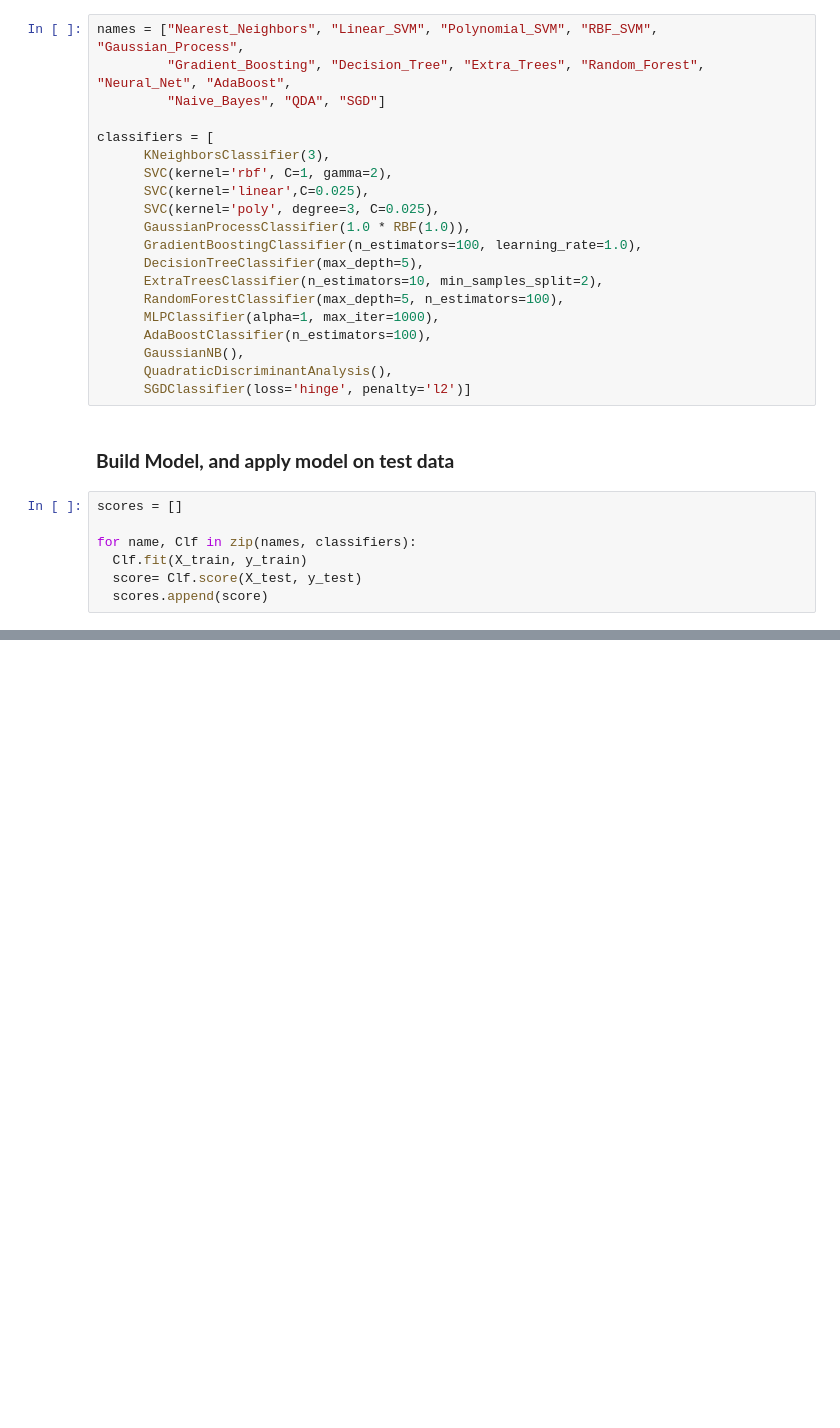
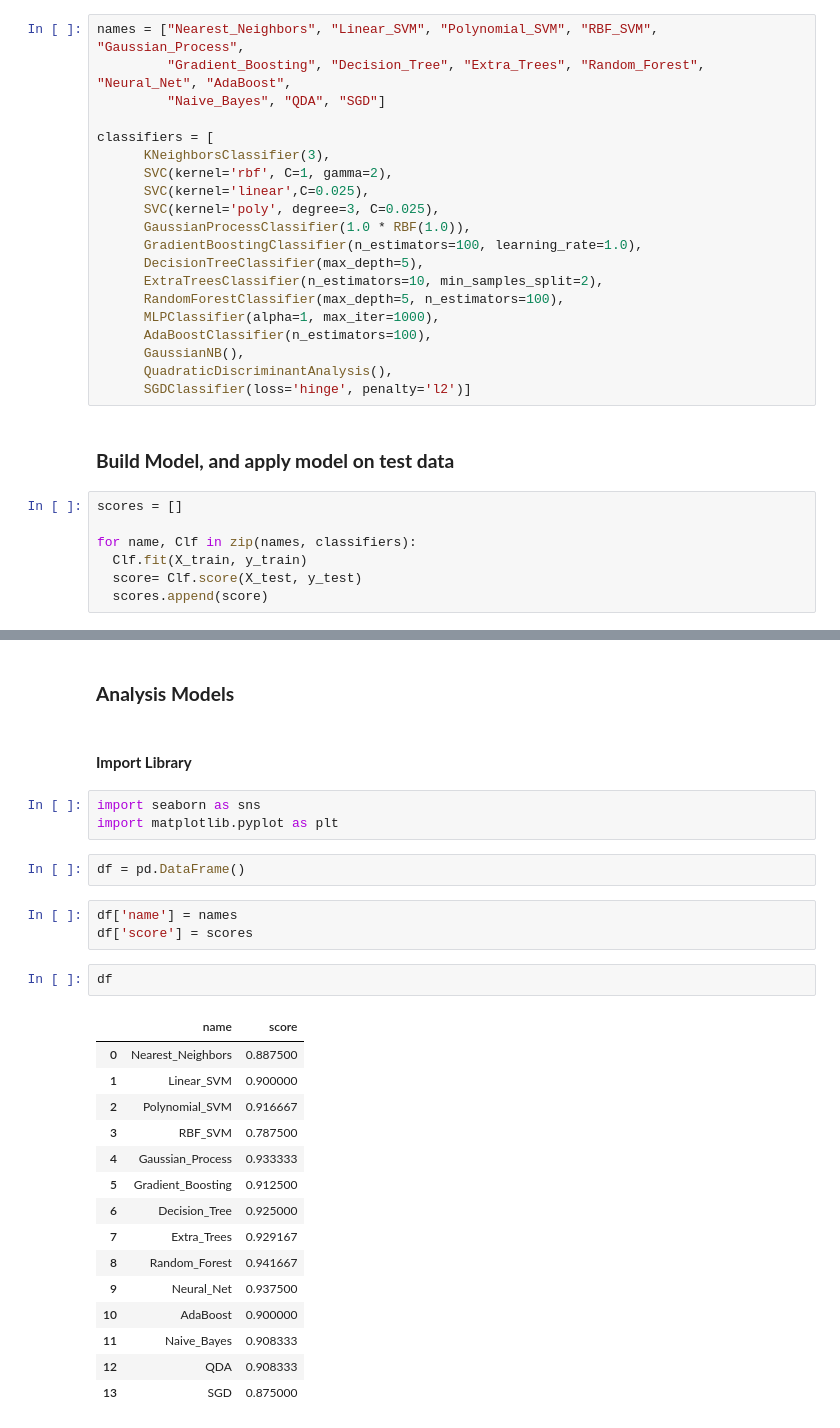
Before and after one commit to DinWaikabu/Machine_Learning, a Jupyter notebook: Comparing_Classifier_Models.ipynb, the cells around one changed output, grey strips where cells are left out. Cells and saved outputs as stored; diff of their text form; blank space fills up the shorter version.

```diff
--- a/Comparing_Classifier_Models.ipynb
+++ b/Comparing_Classifier_Models.ipynb
@@ -119,0 +120,30 @@ scores
+# %% [markdown]
+### **Analysis Models**
+# %% [markdown]
+#### **Import Library**
+# %%
+import seaborn as sns
+import matplotlib.pyplot as plt
+# %%
+df = pd.DataFrame()
+# %%
+df['name'] = names
+df['score'] = scores
+# %%
+df
+# %% [output]
+|  | name | score |
+| 0 | Nearest_Neighbors | 0.887500 |
+| 1 | Linear_SVM | 0.900000 |
+| 2 | Polynomial_SVM | 0.916667 |
+| 3 | RBF_SVM | 0.787500 |
+| 4 | Gaussian_Process | 0.933333 |
+| 5 | Gradient_Boosting | 0.912500 |
+| 6 | Decision_Tree | 0.925000 |
+| 7 | Extra_Trees | 0.929167 |
+| 8 | Random_Forest | 0.941667 |
+| 9 | Neural_Net | 0.937500 |
+| 10 | AdaBoost | 0.900000 |
+| 11 | Naive_Bayes | 0.908333 |
+| 12 | QDA | 0.908333 |
+| 13 | SGD | 0.875000 |
```
Also changed, not shown: parts of 4 cells of this notebook.
